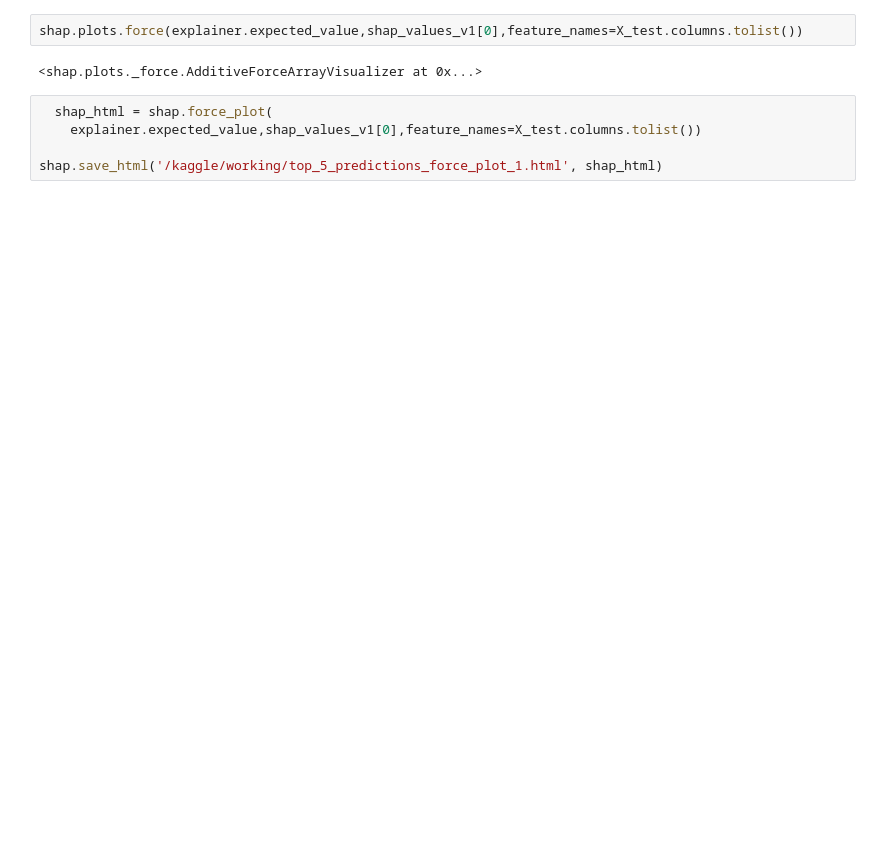
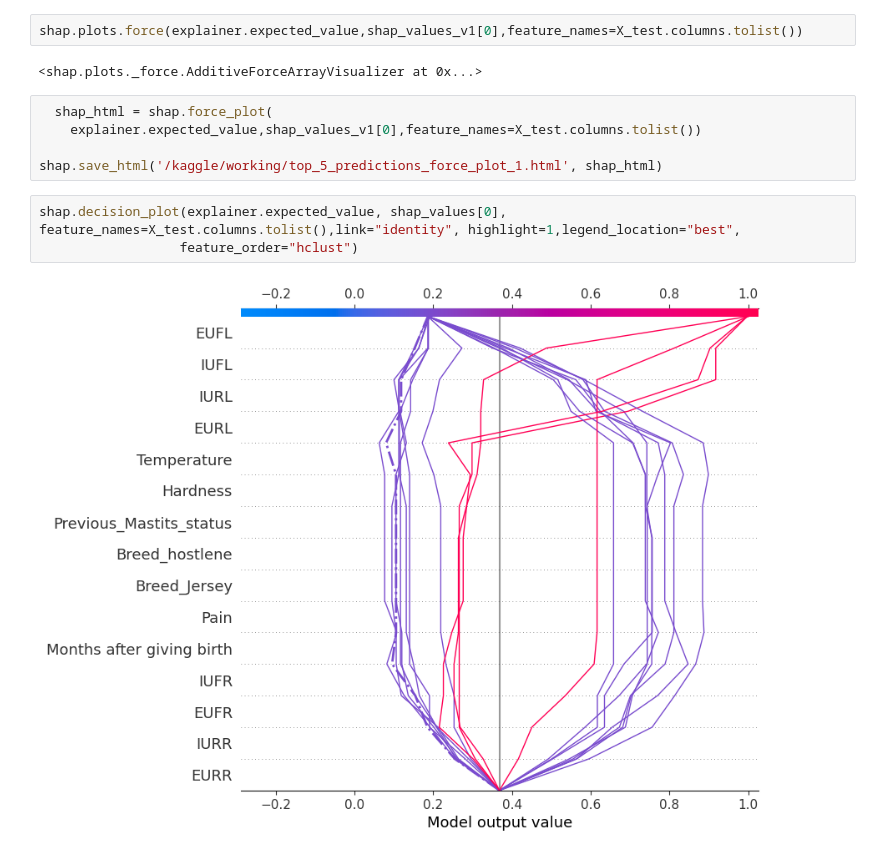
Before and after one commit to kshaheen25/thesis-xai-repo, a Jupyter notebook: lstm-2d-shap.ipynb, the cells around one changed output. Cells and saved outputs as stored; diff of their text form; blank space fills up the shorter version.

Commit message:
Kaggle Notebook | LSTM_3D_SHAP | Version 3

```diff
--- a/lstm-2d-shap.ipynb
+++ b/lstm-2d-shap.ipynb
@@ -667,3 +671,8 @@ shap.plots.force(explainer.expected_value,shap_values_v1[0],feature_names=X_test
     explainer.expected_value,shap_values_v1[0],feature_names=X_test.columns.tolist())
 
 shap.save_html('/kaggle/working/top_5_predictions_force_plot_1.html', shap_html)
+# %%
+shap.decision_plot(explainer.expected_value, shap_values[0], feature_names=X_test.columns.tolist(),link="identity", highlight=1,legend_location="best",
+                  feature_order="hclust")
+# %% [output]
+[figure, added]
```
Also changed, not shown: parts of 23 cells of this notebook.
